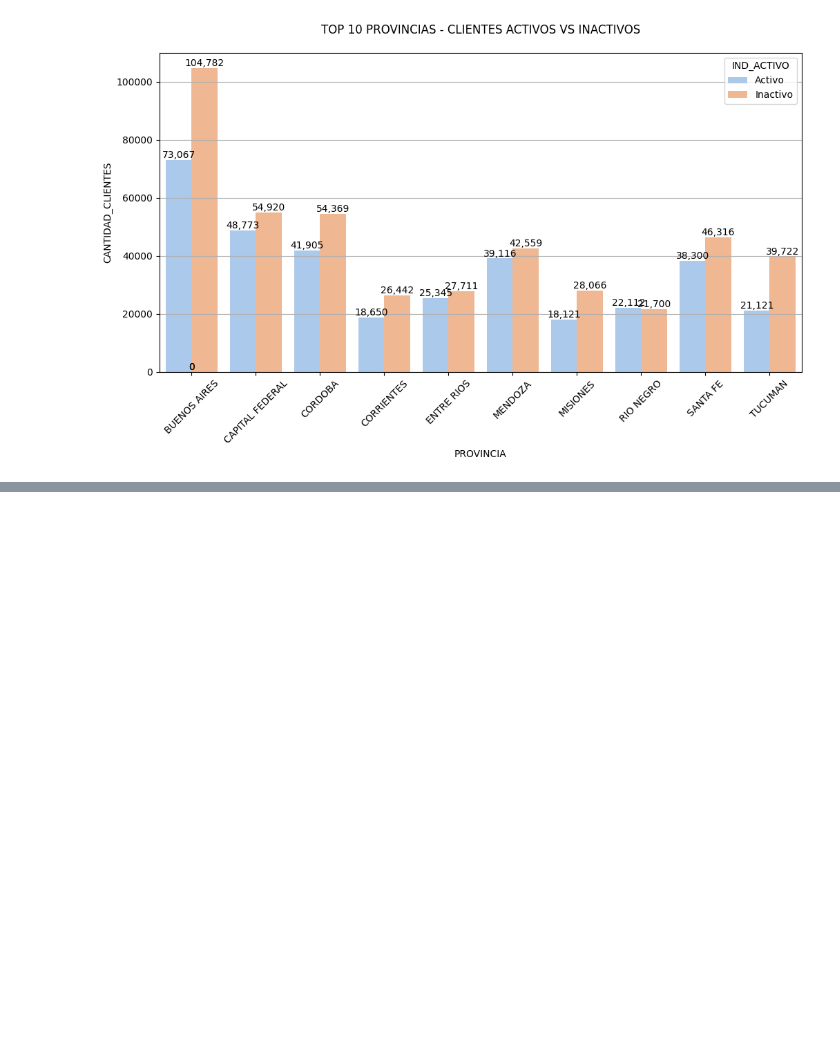
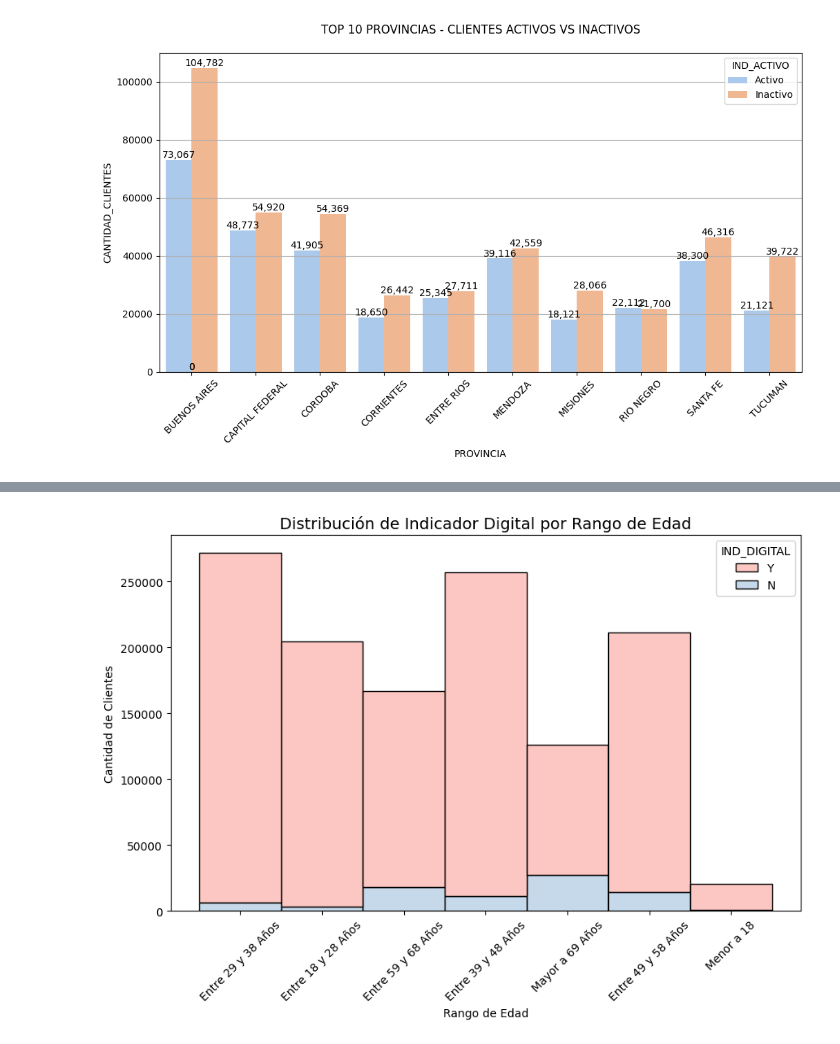
Before and after one commit to chiaravanin/CursoCoder, a Jupyter notebook: ProyectoDS_PArteIVANIN.ipynb, the cells around one changed output, grey strips where cells are left out. Saved outputs shown, nothing was run; the diff lists cells and outputs as text; code cells hidden in the pictures; blank space fills up the shorter version.

```diff
--- a/ProyectoDS_PArteIVANIN.ipynb
+++ b/ProyectoDS_PArteIVANIN.ipynb
@@ -239,0 +286,13 @@ plt.show()
+# %%
+import seaborn as sns
+
+plt.figure(figsize=(10,6))
+sns.histplot(data=df, x='Rango_Edad_Nuevo', hue='IND_DIGITAL', multiple='stack', palette='Pastel1')
+
+plt.title('Distribución de Indicador Digital por Rango de Edad', fontsize=14)
+plt.xlabel('Rango de Edad')
+plt.ylabel('Cantidad de Clientes')
+plt.xticks(rotation=45)
+plt.show()
+# %% [output]
+[figure, added]
```
Also changed, not shown: parts of 10 cells of this notebook.
